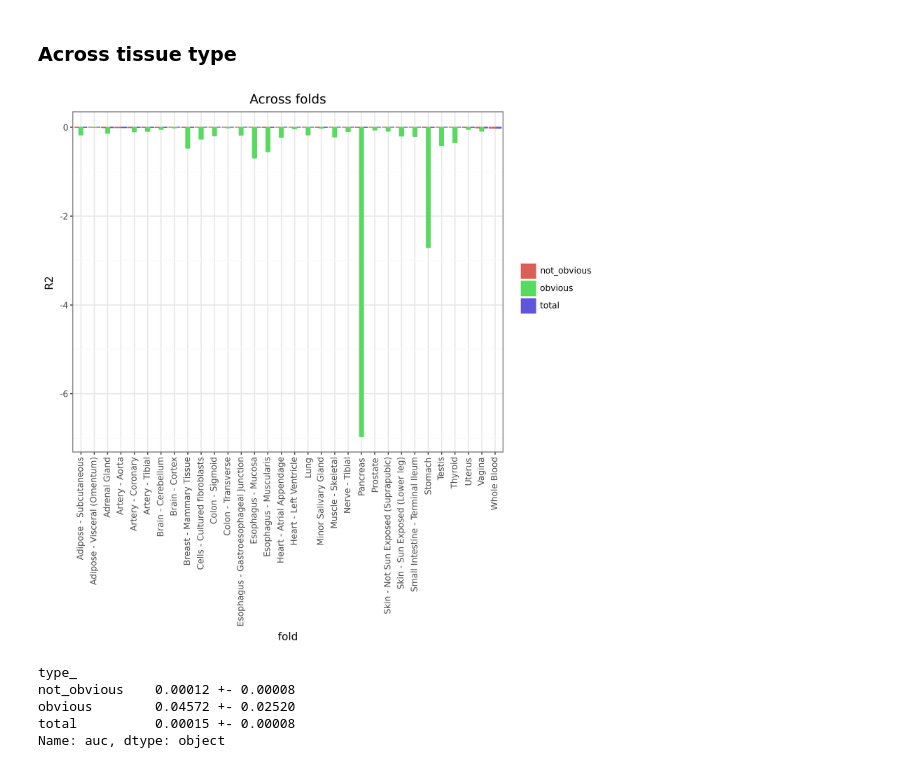
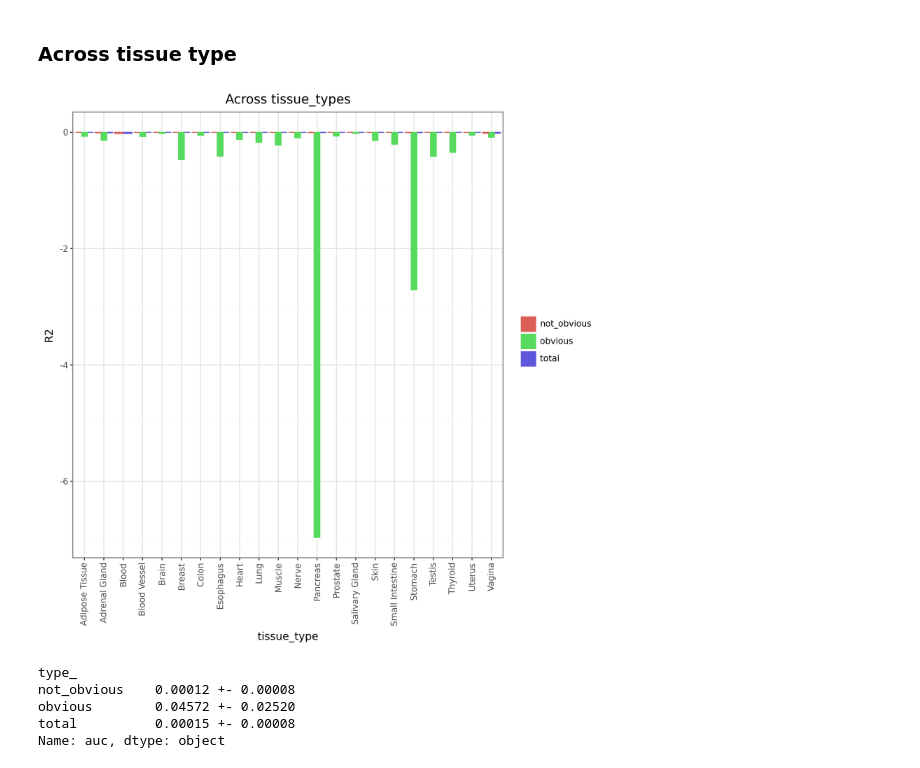
Before and after one commit to gtsitsiridis/kipoi_veff_analysis, a Jupyter notebook: workflow/notebooks/evaluation.py.ipynb, the cells around one changed output. Saved outputs shown, nothing was run; the diff lists cells and outputs as text; code cells hidden in the pictures.

```diff
--- a/workflow/notebooks/evaluation.py.ipynb
+++ b/workflow/notebooks/evaluation.py.ipynb
@@ -313,22 +313,22 @@ r2_tissue_df = pd.concat([r2_tissue_df, r2_obv_tissue_df])
 # save to parquet
 r2_tissue_df.to_parquet(output[f"r2_{groupby}_path"], index=False)
 # %%
-(pn.ggplot(r2_tissue_df, pn.aes(x='tissue', y='r2', color='type_', fill='type_')) +
+(pn.ggplot(r2_tissue_df, pn.aes(x=groupby, y='r2', color='type_', fill='type_')) +
  pn.geom_bar(stat='identity', position='dodge') +
  pn.theme(
     axis_text_x=pn.element_text(angle=90),
     figure_size=(8,8)
  ) +
  pn.labs(
      x=groupby,
      y="R2",
      color="",
      fill="",
      title=f"Across {groupby}s",
  )
 )
 # %% [output]
-[figure, old version]
+[figure, new version]
 # %%
 # PR curve
 groupby = 'tissue_type'
```
Also changed, not shown: parts of 3 cells of this notebook.
